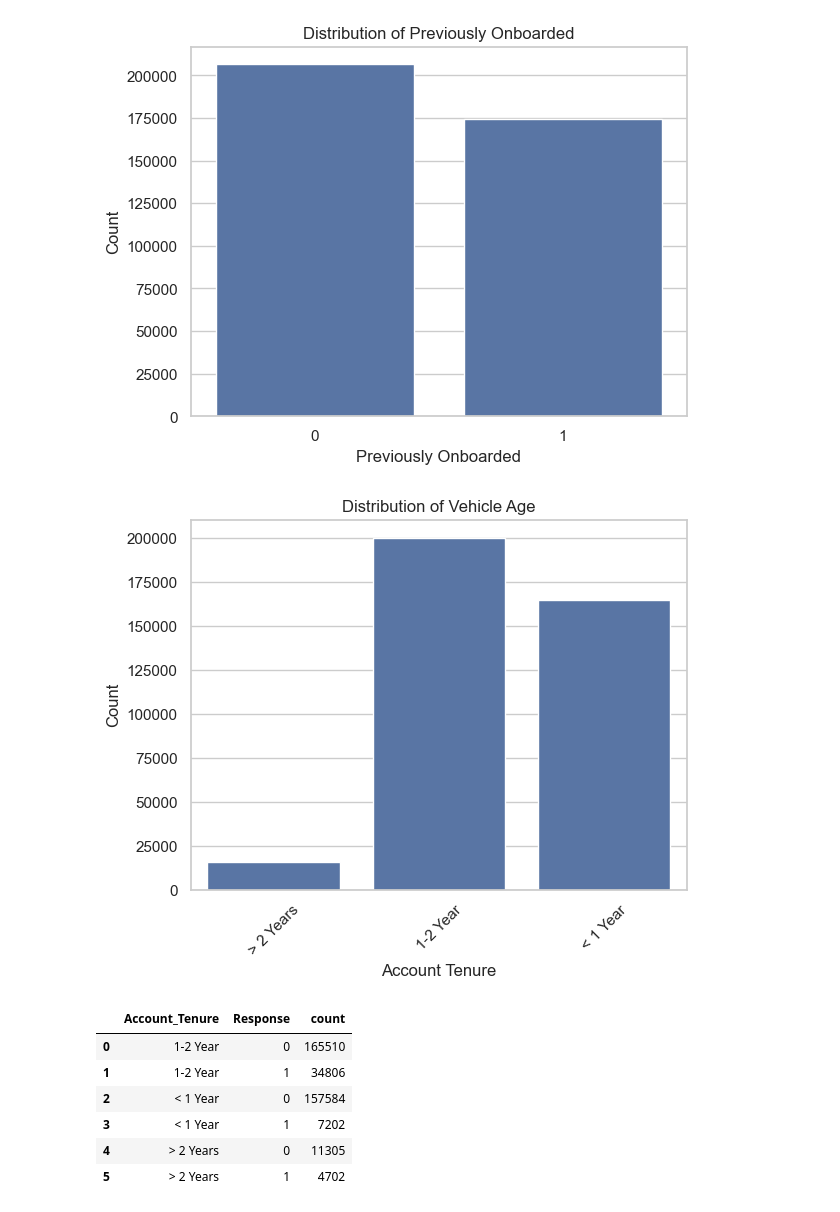
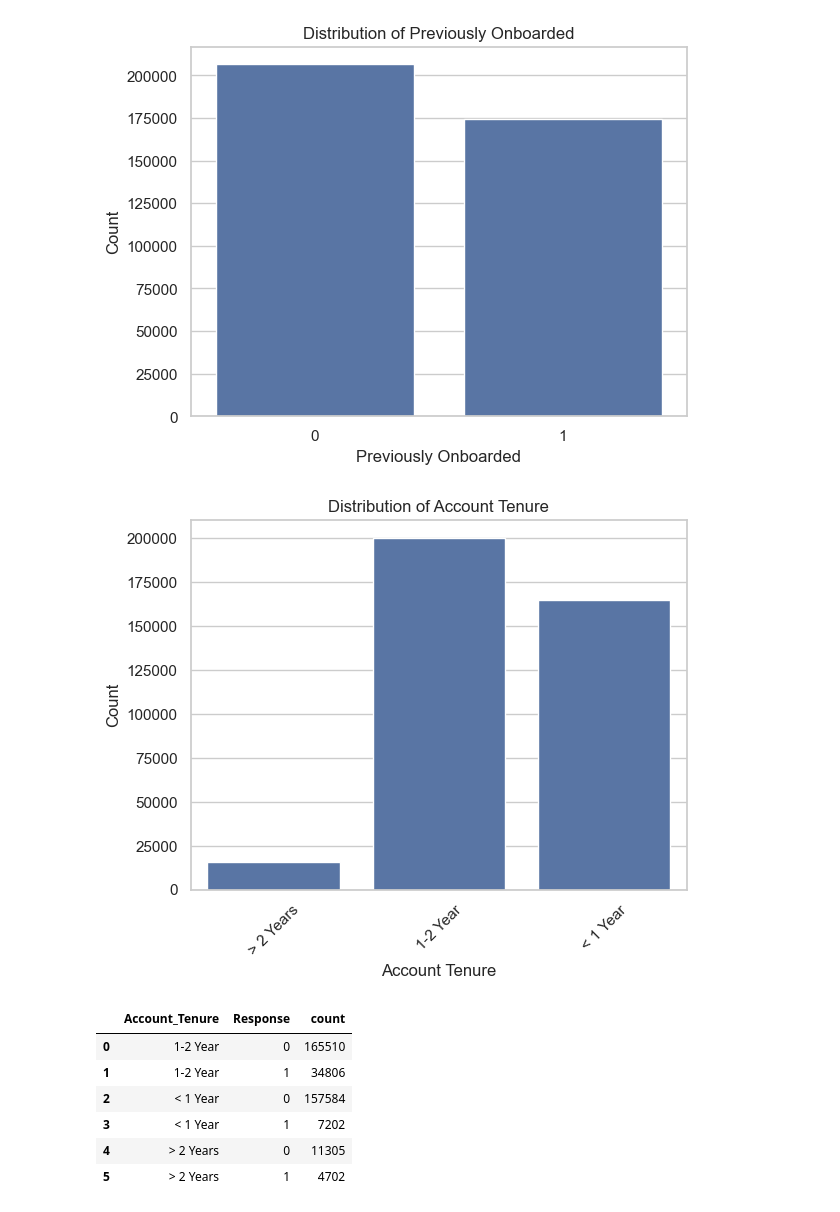
Before and after one commit to sandeepdash-mlops/MLOps-Proj-FintechDomain, a Jupyter notebook: notebook/exp-notebook.ipynb, the cells around one changed output. Drawn from its saved outputs; the diff is of its cells as text; code cells hidden in the pictures.

```diff
--- a/notebook/exp-notebook.ipynb
+++ b/notebook/exp-notebook.ipynb
@@ -195,12 +213,12 @@ plt.show()
 # %%
 # checking account tenure dist
 
 sns.countplot(x='Account_Tenure', data=df)
 plt.xlabel('Account Tenure')
 plt.ylabel('Count')
-plt.title('Distribution of Vehicle Age')
+plt.title('Distribution of Account Tenure')
 plt.xticks(rotation=45)  # Rotate x-axis labels if they overlap
 plt.show()
 # %% [output]
-[figure, old version]
+[figure, new version]
 # %%
```
Also changed, not shown: parts of 20 cells of this notebook, 13 other files.
